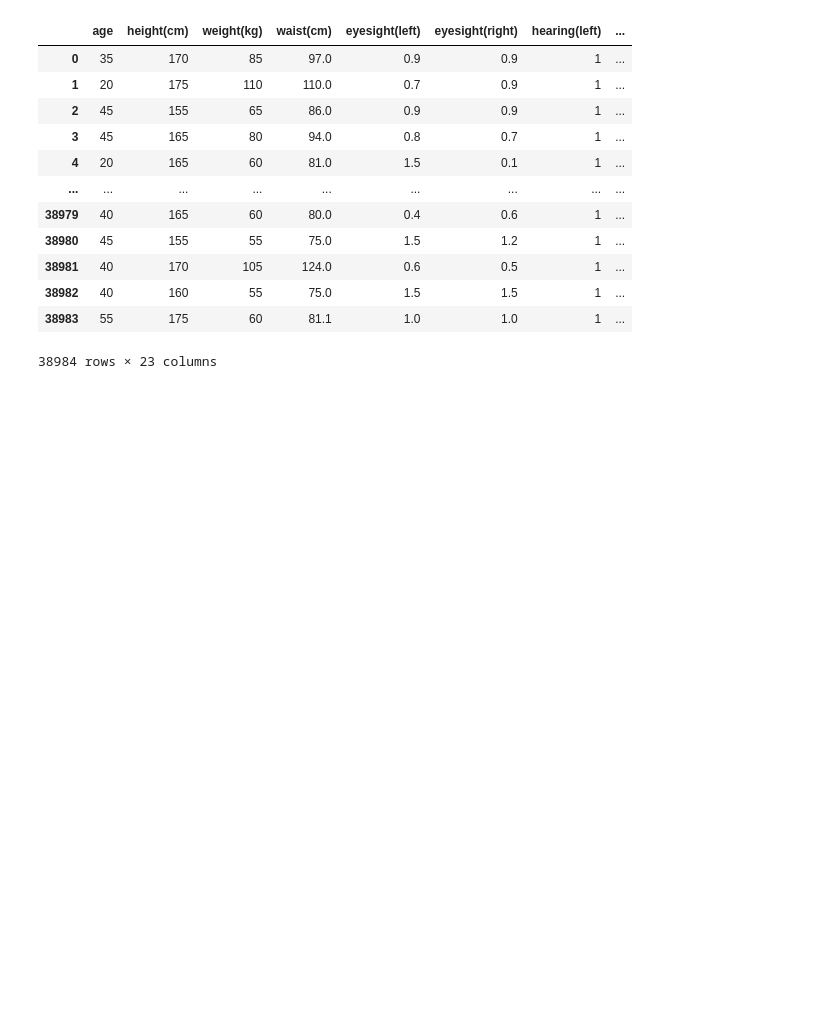
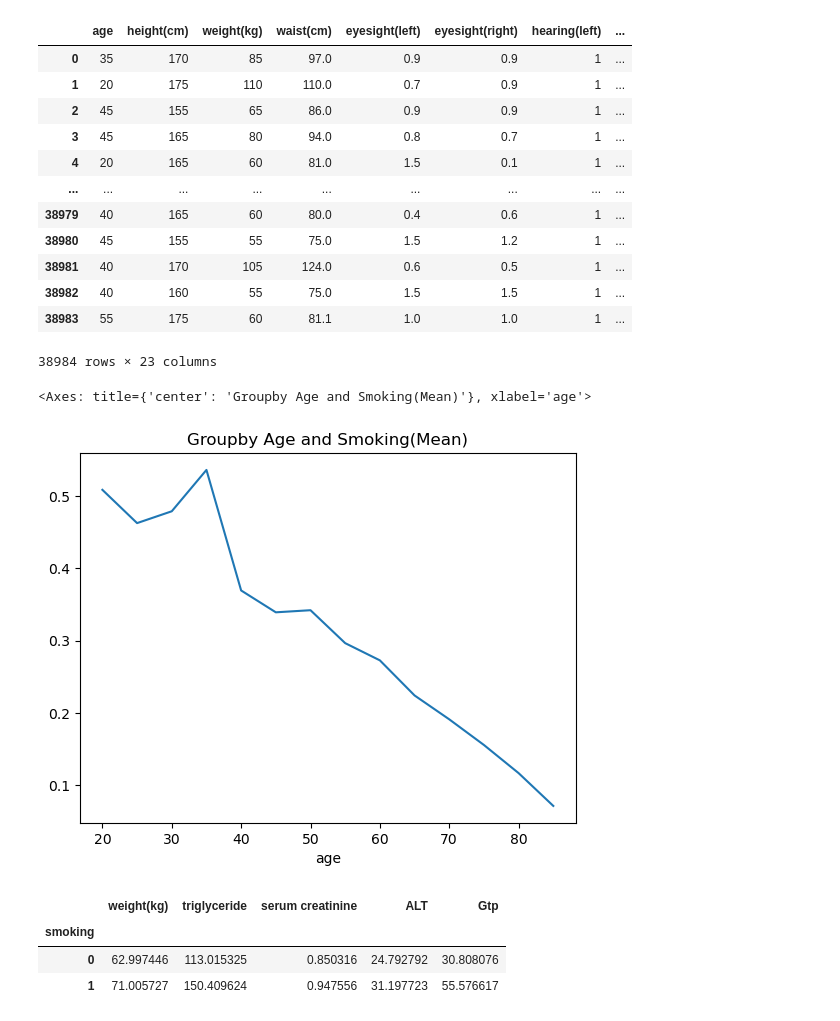
Before and after one commit to mondayy1/SmokerPrediction_using_Biosignals, a Jupyter notebook: overview.ipynb, the cells around one changed output. Saved outputs shown, nothing was run; the diff lists cells and outputs as text; code cells hidden in the pictures; blank space fills up the shorter version.

```diff
--- a/overview.ipynb
+++ b/overview.ipynb
@@ -20,3 +33,24 @@ df
 | 38982 | 40 | 160 | 55 | 75.0 | 1.5 | 1.5 | 1 | ... |
 | 38983 | 55 | 175 | 60 | 81.1 | 1.0 | 1.0 | 1 | ... |
 38984 rows × 23 columns
+# %%
+# EDA. groupby1: groupby age and plot smoking
+df.groupby('age').mean()['smoking'].plot(title='Groupby Age and Smoking(Mean)')
+# %% [output]
+<Axes: title={'center': 'Groupby Age and Smoking(Mean)'}, xlabel='age'>
+[figure, added]
+# %%
+# EDA. groupby(2) smoking and get comlumns which are mean difference overs 10%
+grouped_mean = df.groupby('smoking').mean()
+
+# 각 그룹 간의 차이 계산
+group_diff = grouped_mean.pct_change()
+
+filtered_columns = group_diff.columns[group_diff.abs().iloc[1] >= 0.1]
+
+grouped_mean[filtered_columns].drop(labels='dental caries', axis=1)
+# %% [output]
+|  | weight(kg) | triglyceride | serum creatinine | ALT | Gtp |
+| smoking |  |  |  |  |  |
+| 0 | 62.997446 | 113.015325 | 0.850316 | 24.792792 | 30.808076 |
+| 1 | 71.005727 | 150.409624 | 0.947556 | 31.197723 | 55.576617 |
```
Also changed, not shown: parts of 13 cells of this notebook.
